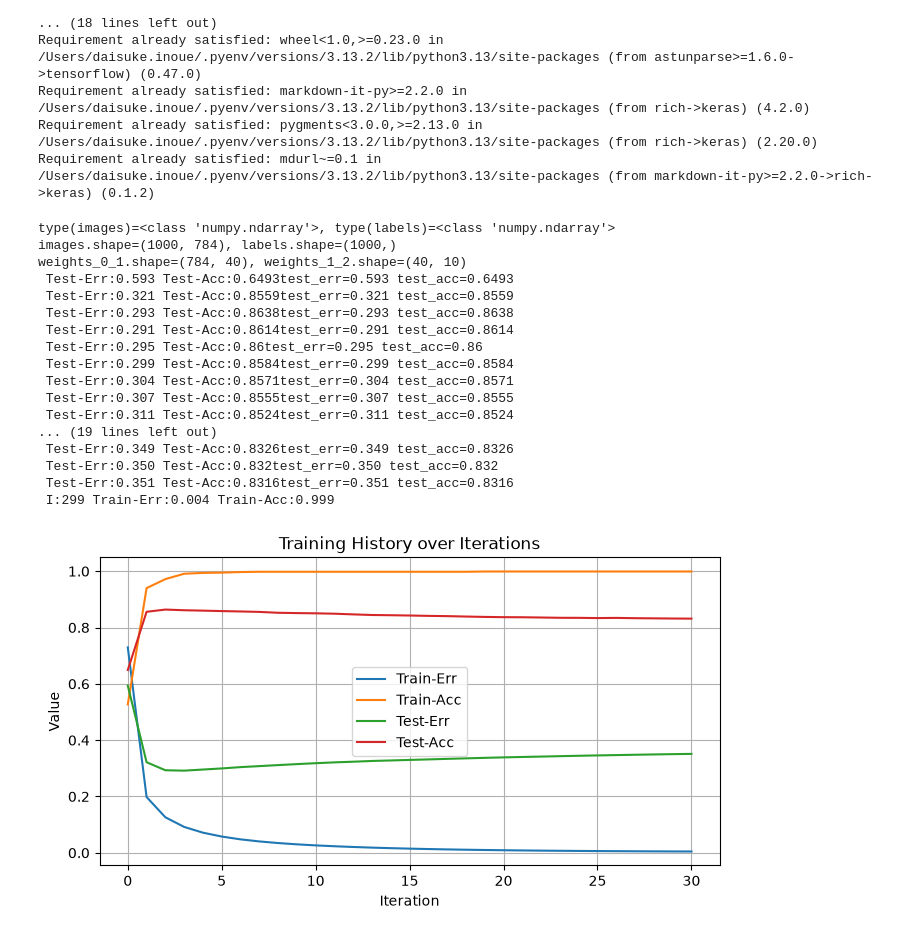
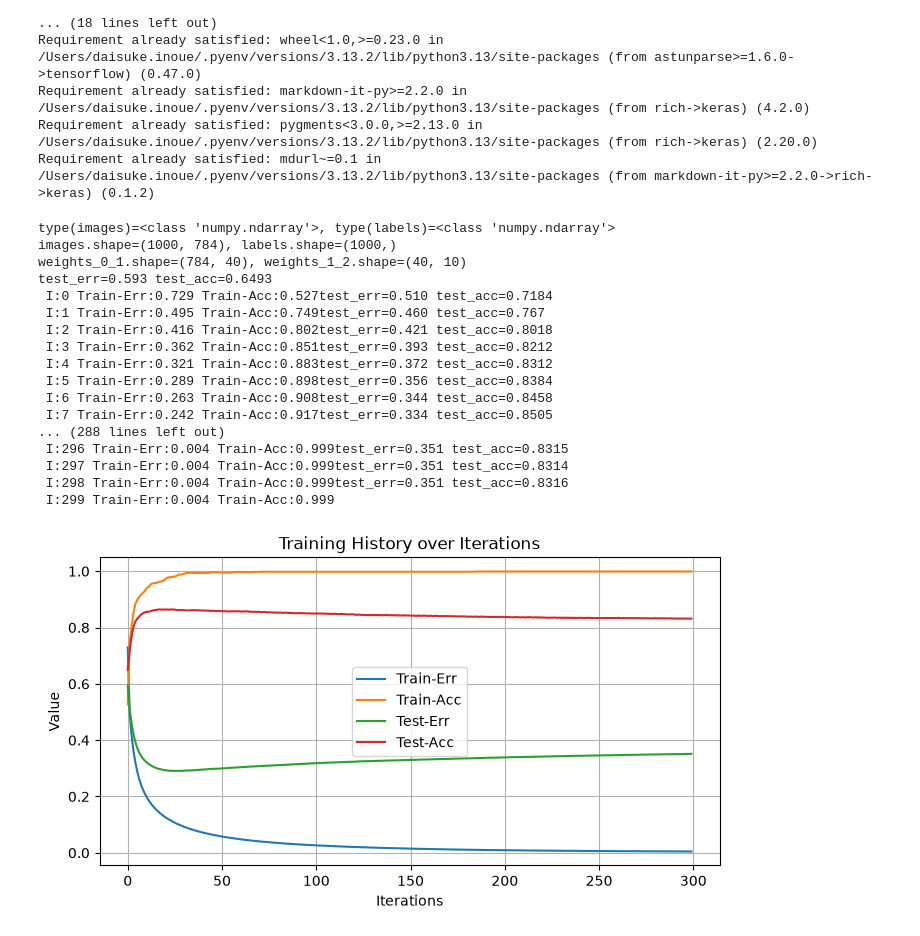
Before and after one commit to taisyo7333/grokking-deep-learning, a Jupyter notebook: 6/8-1-mnist.ipynb, the cells around one changed output. Saved outputs shown, nothing was run; the diff lists cells and outputs as text; code cells hidden in the pictures.

Commit message:
visualize it precislye

```diff
--- a/6/8-1-mnist.ipynb
+++ b/6/8-1-mnist.ipynb
@@ -107,67 +107,67 @@ for j in range(iterations):
     #train_error.append(train_err / float(len(images)))
     #train_accuracy.append(train_acc / float(len(images)))
 
-    if( j % 10 == 0 or j == iterations - 1):
-        test_err, test_acc = (0.0, 0)
+#    if( j % 10 == 0 or j == iterations - 1):
+    test_err, test_acc = (0.0, 0)
 
-        for i in range(len(test_images)):
-            layer_0 = test_images[i:i+1]
-            layer_1 = relu(np.dot(layer_0, weights_0_1))
-            layer_2 = np.dot(layer_1, weights_1_2)
+    for i in range(len(test_images)):
+        layer_0 = test_images[i:i+1]
+        layer_1 = relu(np.dot(layer_0, weights_0_1))
+        layer_2 = np.dot(layer_1, weights_1_2)
 
-            test_err += np.sum((layer_2 - test_labels[i:i+1]) ** 2)
-            test_acc += int(np.argmax(layer_2) == np.argmax(test_labels[i:i+1]))
+        test_err += np.sum((layer_2 - test_labels[i:i+1]) ** 2)
+        test_acc += int(np.argmax(layer_2) == np.argmax(test_labels[i:i+1]))
 
-        sys.stdout.write(
-            "\r" + \
-            " Test-Err:" + str(test_err / float(len(test_images)))[0:5] + \
-            " Test-Acc:" + str(test_acc / float(len(test_images)))
-        )
-        print("test_err=" + str(test_err / float(len(test_images)))[0:5] +
-              " test_acc=" + str(test_acc / float(len(test_images))))
+#        sys.stdout.write(
+#            "\r" + \
+#            " Test-Err:" + str(test_err / float(len(test_images)))[0:5] + \
+#            " Test-Acc:" + str(test_acc / float(len(test_images)))
+#        )
+    print("test_err=" + str(test_err / float(len(test_images)))[0:5] +
+            " test_acc=" + str(test_acc / float(len(test_images))))
 
-        train_error.append(train_err / float(len(images)))
-        train_accuracy.append(train_acc / float(len(images)))
-        test_error.append(test_err / float(len(test_images)))
-        test_accuracy.append(test_acc / float(len(test_images)))
+    train_error.append(train_err / float(len(images)))
+    train_accuracy.append(train_acc / float(len(images)))
+    test_error.append(test_err / float(len(test_images)))
+    test_accuracy.append(test_acc / float(len(test_images)))
 
 
     sys.stdout.write(
         "\r" + \
         " I:" + str(j) + \
         " Train-Err:" + str(train_err / float(len(images)))[0:5] + \
         " Train-Acc:" + str(train_acc / float(len(images)))
     )
 
 
 
 plt.figure(figsize=(8, 4))
 plt.plot(train_error, label="Train-Err")
 plt.plot(train_accuracy, label="Train-Acc")
 plt.plot(test_error, label="Test-Err")
 plt.plot(test_accuracy, label="Test-Acc")
-plt.xlabel("Iteration")
+plt.xlabel("Iterations")
 plt.ylabel("Value")
 plt.title("Training History over Iterations")
 plt.legend()
 plt.grid(True)
 plt.show()
 # %% [output]
 type(images)=<class 'numpy.ndarray'>, type(labels)=<class 'numpy.ndarray'>
 images.shape=(1000, 784), labels.shape=(1000,)
 weights_0_1.shape=(784, 40), weights_1_2.shape=(40, 10)
- Test-Err:0.593 Test-Acc:0.6493test_err=0.593 test_acc=0.6493
- Test-Err:0.321 Test-Acc:0.8559test_err=0.321 test_acc=0.8559
- Test-Err:0.293 Test-Acc:0.8638test_err=0.293 test_acc=0.8638
- Test-Err:0.291 Test-Acc:0.8614test_err=0.291 test_acc=0.8614
- Test-Err:0.295 Test-Acc:0.86test_err=0.295 test_acc=0.86
- Test-Err:0.299 Test-Acc:0.8584test_err=0.299 test_acc=0.8584
- Test-Err:0.304 Test-Acc:0.8571test_err=0.304 test_acc=0.8571
- Test-Err:0.307 Test-Acc:0.8555test_err=0.307 test_acc=0.8555
- Test-Err:0.311 Test-Acc:0.8524test_err=0.311 test_acc=0.8524
-... (19 lines left out)
- Test-Err:0.349 Test-Acc:0.8326test_err=0.349 test_acc=0.8326
- Test-Err:0.350 Test-Acc:0.832test_err=0.350 test_acc=0.832
- Test-Err:0.351 Test-Acc:0.8316test_err=0.351 test_acc=0.8316
+test_err=0.593 test_acc=0.6493
+ I:0 Train-Err:0.729 Train-Acc:0.527test_err=0.510 test_acc=0.7184
+ I:1 Train-Err:0.495 Train-Acc:0.749test_err=0.460 test_acc=0.767
+ I:2 Train-Err:0.416 Train-Acc:0.802test_err=0.421 test_acc=0.8018
+ I:3 Train-Err:0.362 Train-Acc:0.851test_err=0.393 test_acc=0.8212
+ I:4 Train-Err:0.321 Train-Acc:0.883test_err=0.372 test_acc=0.8312
+ I:5 Train-Err:0.289 Train-Acc:0.898test_err=0.356 test_acc=0.8384
+ I:6 Train-Err:0.263 Train-Acc:0.908test_err=0.344 test_acc=0.8458
+ I:7 Train-Err:0.242 Train-Acc:0.917test_err=0.334 test_acc=0.8505
+... (288 lines left out)
+ I:296 Train-Err:0.004 Train-Acc:0.999test_err=0.351 test_acc=0.8315
+ I:297 Train-Err:0.004 Train-Acc:0.999test_err=0.351 test_acc=0.8314
+ I:298 Train-Err:0.004 Train-Acc:0.999test_err=0.351 test_acc=0.8316
  I:299 Train-Err:0.004 Train-Acc:0.999
-[figure, old version]
+[figure, new version]
```
